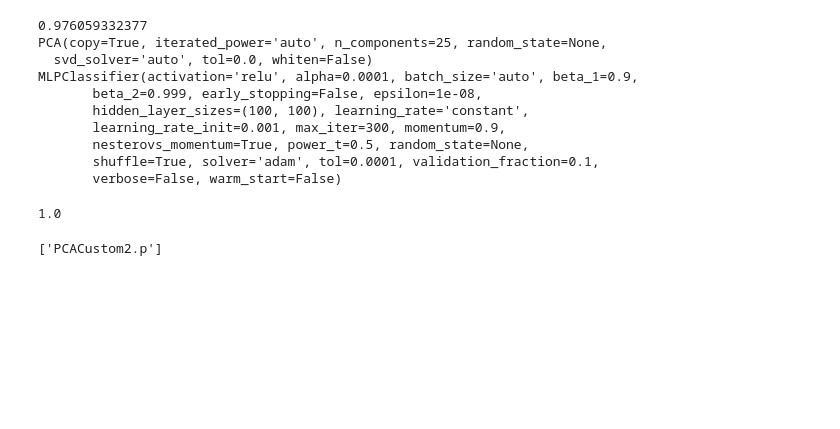
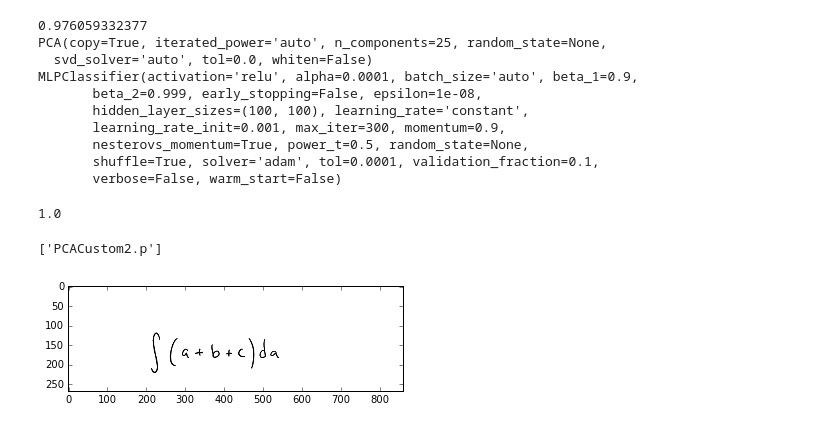
Before and after one commit to mmn599/AutoLaTeX, a Jupyter notebook: Custom.ipynb, the cells around one changed output. Drawn from its saved outputs; the diff is of its cells as text; code cells hidden in the pictures; blank space fills up the shorter version.

Commit message:
better debugging and step by step visualization

```diff
--- a/Custom.ipynb
+++ b/Custom.ipynb
@@ -96,3 +99,10 @@ joblib.dump(bts, 'PCACustom2.p')
 # %% [output]
 1.0
 ['PCACustom2.p']
+# %%
+fn = 'data/MYDATA/overall/0_1.png'
+ioverall = io.imread(fn)
+plt.imshow(ioverall, cmap="Greys_r")
+plt.show()
+# %% [output]
+[figure, added]
```
Also changed, not shown: parts of 3 cells of this notebook, 6 other files.
